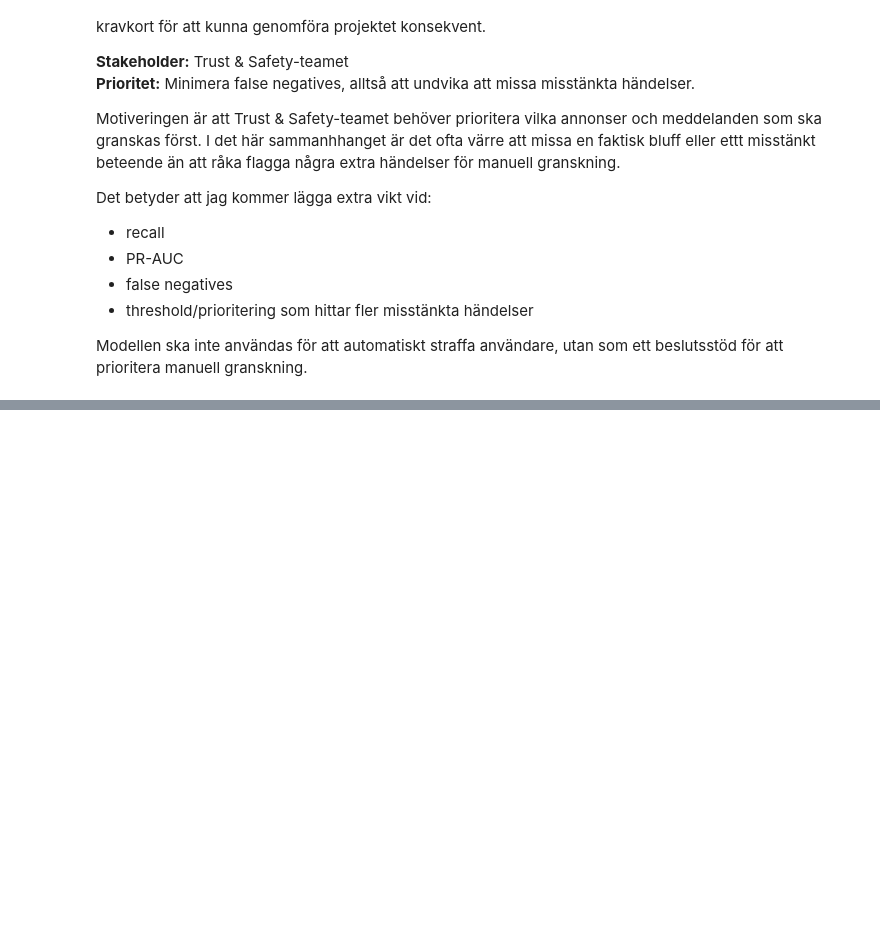
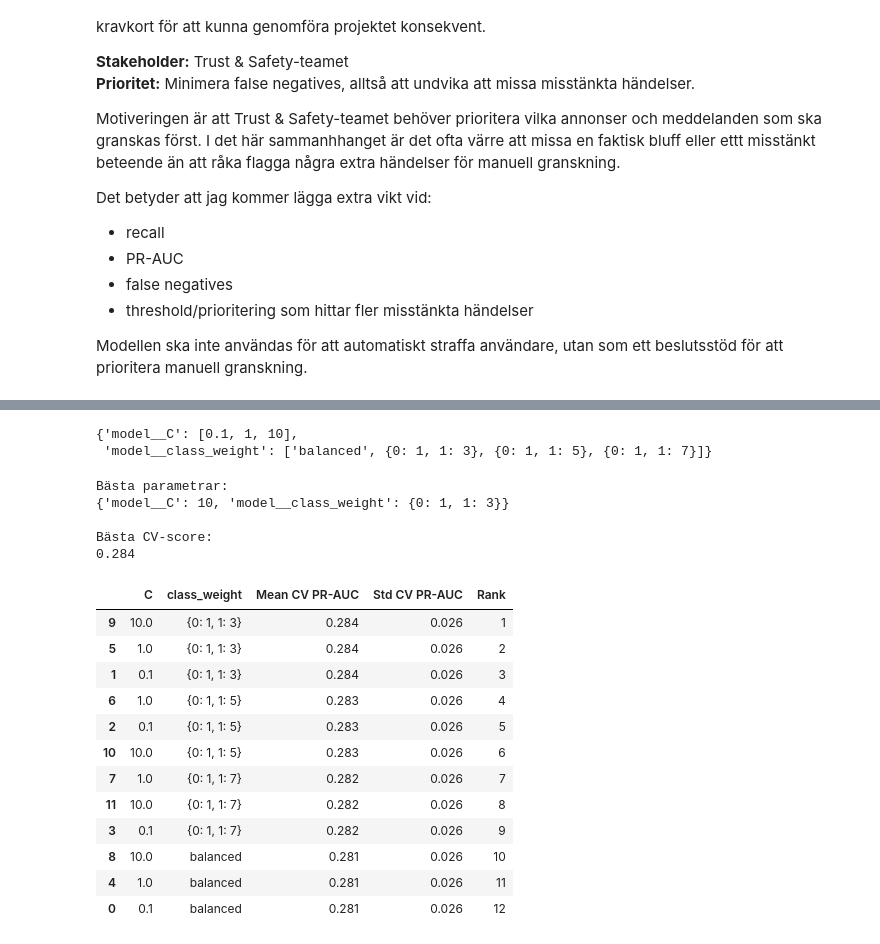
Before and after one commit to SoroushGReza/marketplace-safety-ml, a Jupyter notebook: notebooks/report.ipynb, the cells around one changed output, grey strips where cells are left out. Cells and saved outputs as stored; diff of their text form; code cells hidden in the pictures; blank space fills up the shorter version.

```diff
--- a/notebooks/report.ipynb
+++ b/notebooks/report.ipynb
@@ -530,0 +575,77 @@ Modellen ska inte användas för att automatiskt straffa användare, utan som et
+# %%
+param_grid = {
+    "model__C": [0.1, 1, 10],
+    "model__class_weight": [
+        "balanced",
+        {0: 1, 1: 3},
+        {0: 1, 1: 5},
+        {0: 1, 1: 7}
+    ]
+}
+
+param_grid
+# %% [output]
+{'model__C': [0.1, 1, 10],
+ 'model__class_weight': ['balanced', {0: 1, 1: 3}, {0: 1, 1: 5}, {0: 1, 1: 7}]}
+# %%
+grid_search = GridSearchCV(
+    estimator=final_model_pipeline,
+    param_grid=param_grid,
+    scoring="average_precision",
+    cv=cv,
+    n_jobs=-1,
+    return_train_score=True
+)
+
+grid_search.fit(X_train, y_train)
+
+print("Bästa parametrar:")
+print(grid_search.best_params_)
+
+print("\nBästa CV-score:")
+print(round(grid_search.best_score_, 3))
+# %% [output]
+Bästa parametrar:
+{'model__C': 10, 'model__class_weight': {0: 1, 1: 3}}
+
+Bästa CV-score:
+0.284
+# %%
+tuning_results = pd.DataFrame(grid_search.cv_results_)
+
+tuning_results_table = tuning_results[
+    [
+        "param_model__C",
+        "param_model__class_weight",
+        "mean_test_score",
+        "std_test_score",
+        "rank_test_score"
+    ]
+].sort_values("rank_test_score")
+
+tuning_results_table = tuning_results_table.rename(columns={
+    "param_model__C": "C",
+    "param_model__class_weight": "class_weight",
+    "mean_test_score": "Mean CV PR-AUC",
+    "std_test_score": "Std CV PR-AUC",
+    "rank_test_score": "Rank"
+})
+
+tuning_results_table["Mean CV PR-AUC"] = tuning_results_table["Mean CV PR-AUC"].round(3)
+tuning_results_table["Std CV PR-AUC"] = tuning_results_table["Std CV PR-AUC"].round(3)
+
+tuning_results_table
+# %% [output]
+|  | C | class_weight | Mean CV PR-AUC | Std CV PR-AUC | Rank |
+| 9 | 10.0 | {0: 1, 1: 3} | 0.284 | 0.026 | 1 |
+| 5 | 1.0 | {0: 1, 1: 3} | 0.284 | 0.026 | 2 |
+| 1 | 0.1 | {0: 1, 1: 3} | 0.284 | 0.026 | 3 |
+| 6 | 1.0 | {0: 1, 1: 5} | 0.283 | 0.026 | 4 |
+| 2 | 0.1 | {0: 1, 1: 5} | 0.283 | 0.026 | 5 |
+| 10 | 10.0 | {0: 1, 1: 5} | 0.283 | 0.026 | 6 |
+| 7 | 1.0 | {0: 1, 1: 7} | 0.282 | 0.026 | 7 |
+| 11 | 10.0 | {0: 1, 1: 7} | 0.282 | 0.026 | 8 |
+| 3 | 0.1 | {0: 1, 1: 7} | 0.282 | 0.026 | 9 |
+| 8 | 10.0 | balanced | 0.281 | 0.026 | 10 |
+| 4 | 1.0 | balanced | 0.281 | 0.026 | 11 |
+| 0 | 0.1 | balanced | 0.281 | 0.026 | 12 |
```
Also changed, not shown: parts of 11 cells of this notebook, 4 other files.
